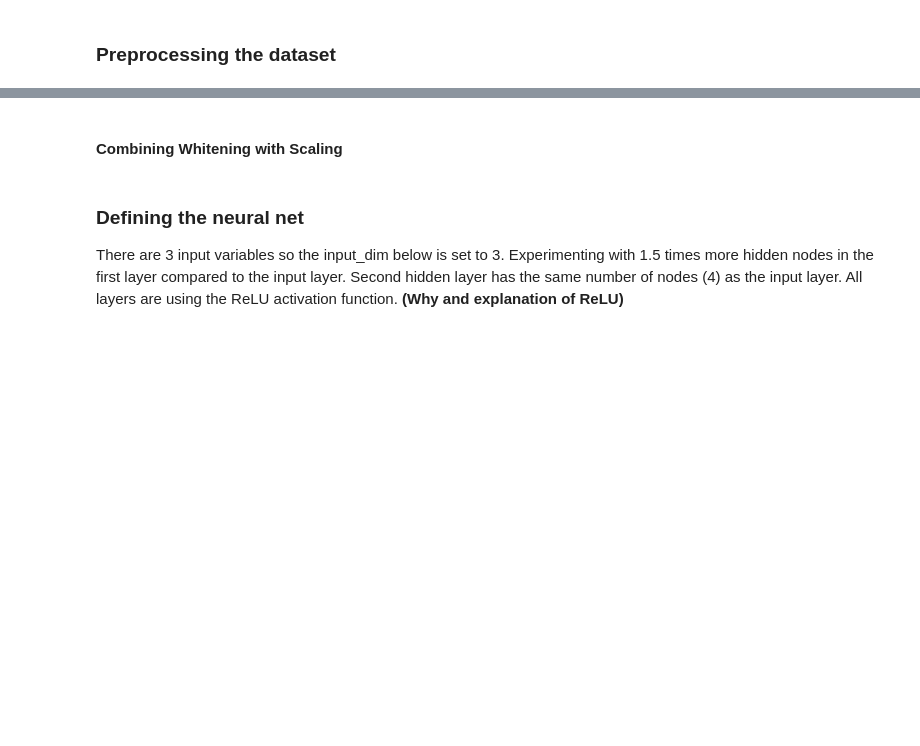
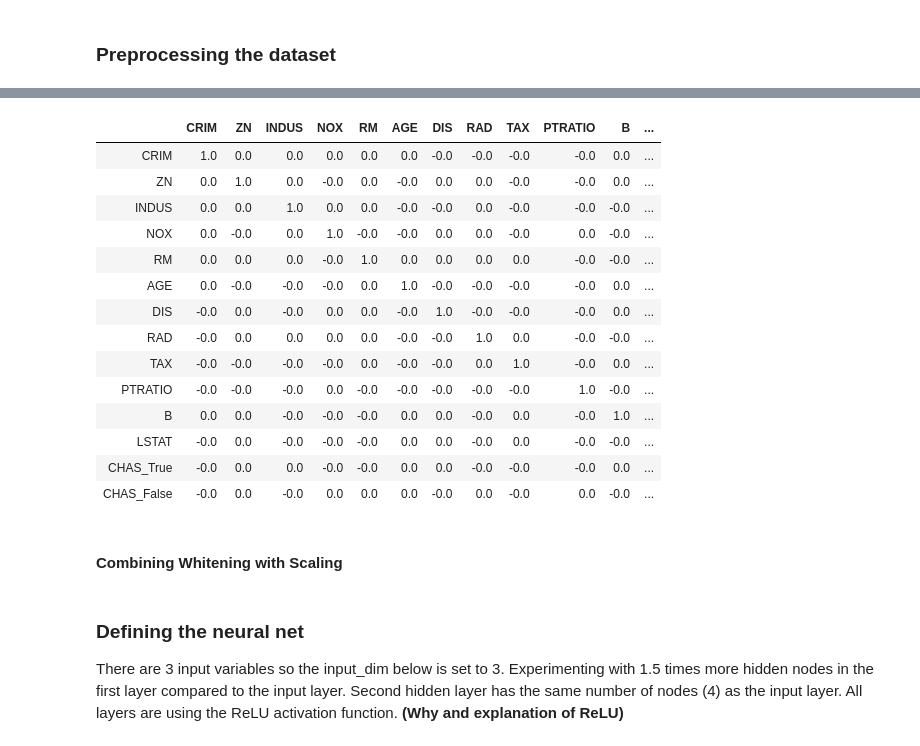
Before and after one commit to declanbarr/boston-house-prices, a Jupyter notebook: boston-house-prices-analysis.ipynb, the cells around one changed output, grey strips where cells are left out. Saved outputs shown, nothing was run; the diff lists cells and outputs as text; code cells hidden in the pictures; blank space fills up the shorter version.

```diff
--- a/boston-house-prices-analysis.ipynb
+++ b/boston-house-prices-analysis.ipynb
@@ -417,6 +433,24 @@ pca.fit(X_train)
 
 whitened_X_train = pd.DataFrame(pca.transform(X_train), columns=X_train.columns)
 whitened_X_test = pd.DataFrame(pca.transform(X_test), columns=X_test.columns)
+# %%
+round(whitened_X_train.corr())
+# %% [output]
+|  | CRIM | ZN | INDUS | NOX | RM | AGE | DIS | RAD | TAX | PTRATIO | B | ... |
+| CRIM | 1.0 | 0.0 | 0.0 | 0.0 | 0.0 | 0.0 | -0.0 | -0.0 | -0.0 | -0.0 | 0.0 | ... |
+| ZN | 0.0 | 1.0 | 0.0 | -0.0 | 0.0 | -0.0 | 0.0 | 0.0 | -0.0 | -0.0 | 0.0 | ... |
+| INDUS | 0.0 | 0.0 | 1.0 | 0.0 | 0.0 | -0.0 | -0.0 | 0.0 | -0.0 | -0.0 | -0.0 | ... |
+| NOX | 0.0 | -0.0 | 0.0 | 1.0 | -0.0 | -0.0 | 0.0 | 0.0 | -0.0 | 0.0 | -0.0 | ... |
+| RM | 0.0 | 0.0 | 0.0 | -0.0 | 1.0 | 0.0 | 0.0 | 0.0 | 0.0 | -0.0 | -0.0 | ... |
+| AGE | 0.0 | -0.0 | -0.0 | -0.0 | 0.0 | 1.0 | -0.0 | -0.0 | -0.0 | -0.0 | 0.0 | ... |
+| DIS | -0.0 | 0.0 | -0.0 | 0.0 | 0.0 | -0.0 | 1.0 | -0.0 | -0.0 | -0.0 | 0.0 | ... |
+| RAD | -0.0 | 0.0 | 0.0 | 0.0 | 0.0 | -0.0 | -0.0 | 1.0 | 0.0 | -0.0 | -0.0 | ... |
+| TAX | -0.0 | -0.0 | -0.0 | -0.0 | 0.0 | -0.0 | -0.0 | 0.0 | 1.0 | -0.0 | 0.0 | ... |
+| PTRATIO | -0.0 | -0.0 | -0.0 | 0.0 | -0.0 | -0.0 | -0.0 | -0.0 | -0.0 | 1.0 | -0.0 | ... |
+| B | 0.0 | 0.0 | -0.0 | -0.0 | -0.0 | 0.0 | 0.0 | -0.0 | 0.0 | -0.0 | 1.0 | ... |
+| LSTAT | -0.0 | 0.0 | -0.0 | -0.0 | -0.0 | 0.0 | 0.0 | -0.0 | 0.0 | -0.0 | -0.0 | ... |
+| CHAS_True | -0.0 | 0.0 | 0.0 | -0.0 | -0.0 | 0.0 | 0.0 | -0.0 | -0.0 | -0.0 | 0.0 | ... |
+| CHAS_False | -0.0 | 0.0 | -0.0 | 0.0 | 0.0 | 0.0 | -0.0 | 0.0 | -0.0 | 0.0 | -0.0 | ... |
 # %% [markdown]
 #### Combining Whitening with Scaling
 # %%
```
Also changed, not shown: parts of 15 cells of this notebook.
